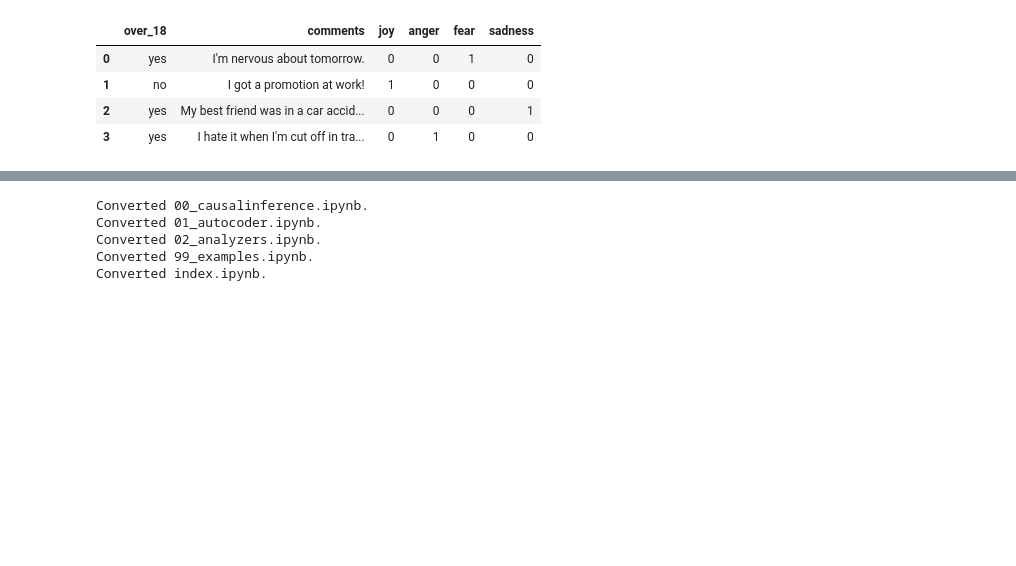
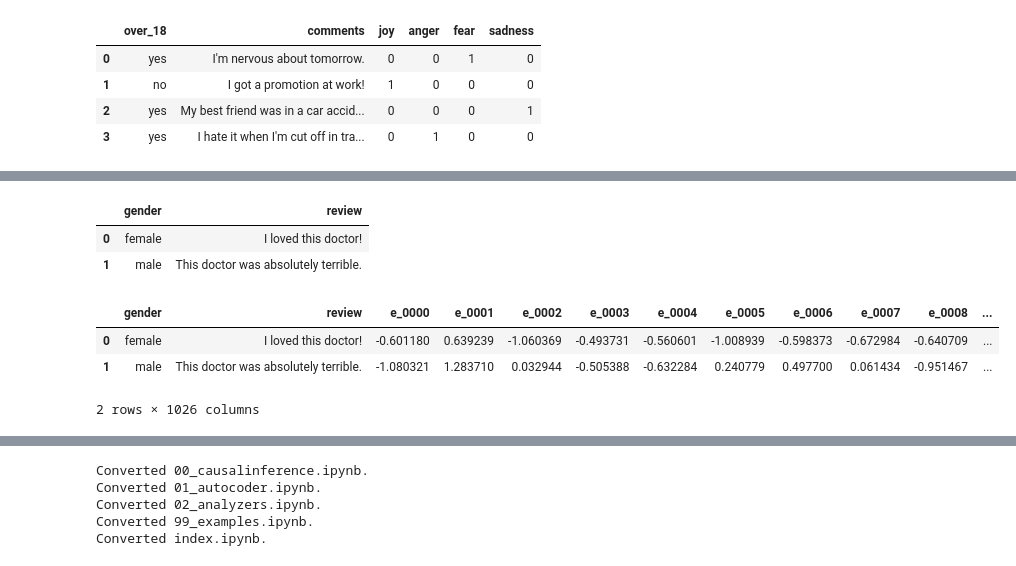
Before and after one commit to amaiya/causalnlp, a Jupyter notebook: nbs/01_autocoder.ipynb, the cells around one changed output, grey strips where cells are left out. Cells and saved outputs as stored; diff of their text form; code cells hidden in the pictures; blank space fills up the shorter version.

```diff
--- a/nbs/01_autocoder.ipynb
+++ b/nbs/01_autocoder.ipynb
@@ -17,7 +17,7 @@ from nbdev.showdoc import *
 import numpy as np
 import pandas as pd
 pd.set_option('display.max_columns', 500)
-from causalnlp.analyzers import ZeroShotClassifier
+from causalnlp.analyzers import ZeroShotClassifier, TextEncoder
 
 class Autocoder:
     """
@@ -108,10 +108,25 @@ class Autocoder:
         or probabilities.
         """
 
-        results = self.zsl.predict(docs, labels=labels, include_labels=True, batch_size=8)
+        results = []
+        for doc in docs:  results.append(fn(doc))
         df = self._format_to_df(results, df)
-        if binarize: df = self._binarize_df(df, labels, threshold=threshold)
         return df
+
+    def code_vector(self, docs, df, batch_size=32, show_progress_bar=False):
+        """
+        Encode texts as semantically meaningful vectors using a Transformer model
+        """
+        te = TextEncoder()
+        e = te.encode(docs, batch_size=batch_size, show_progress_bar=show_progress_bar)
+        elen = e.shape[1]
+        results = []
+        for row, data in enumerate(e):
+            keys = ["e_%04d" %(i) for i in range(data.shape[0])]
+            vals = [v for v in data]
+            results.append( list(zip(keys, vals)) )
+        df = self._format_to_df(results, df)
+        return df
 # %%
 show_doc(Autocoder.code_sentiment)
 # %% [output]
@@ -219,0 +248,20 @@ result_df.head()
+# %%
+reviews = ["I loved this doctor!", "This doctor was absolutely terrible."]
+df = pd.DataFrame({
+    'gender': ['female', 'male'],
+     'review' : reviews,
+      })
+df.head()
+# %% [output]
+|  | gender | review |
+| 0 | female | I loved this doctor! |
+| 1 | male | This doctor was absolutely terrible. |
+# %%
+df = ac.code_vector(df.review.values, df)
+# %%
+df.head()
+# %% [output]
+|  | gender | review | e_0000 | e_0001 | e_0002 | e_0003 | e_0004 | e_0005 | e_0006 | e_0007 | e_0008 | ... |
+| 0 | female | I loved this doctor! | -0.601180 | 0.639239 | -1.060369 | -0.493731 | -0.560601 | -1.008939 | -0.598373 | -0.672984 | -0.640709 | ... |
+| 1 | male | This doctor was absolutely terrible. | -1.080321 | 1.283710 | 0.032944 | -0.505388 | -0.632284 | 0.240779 | 0.497700 | 0.061434 | -0.951467 | ... |
+2 rows × 1026 columns
```
Also changed, not shown: parts of 10 cells of this notebook, 14 other files.
